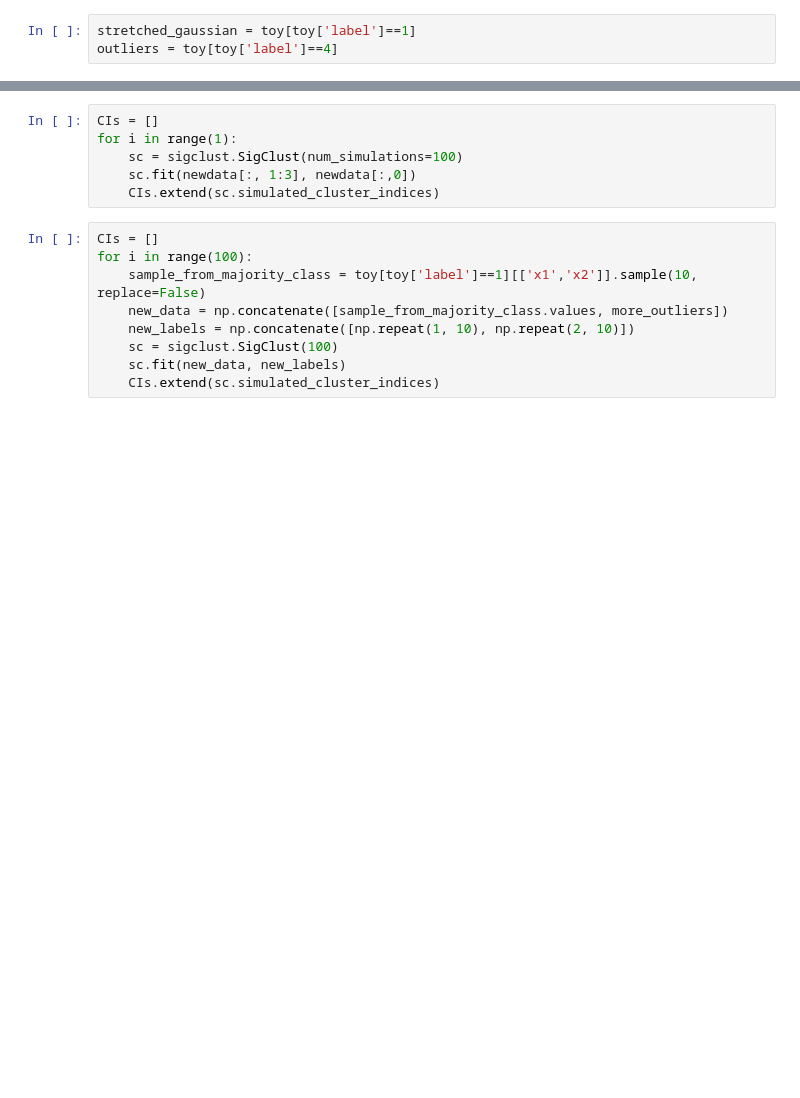
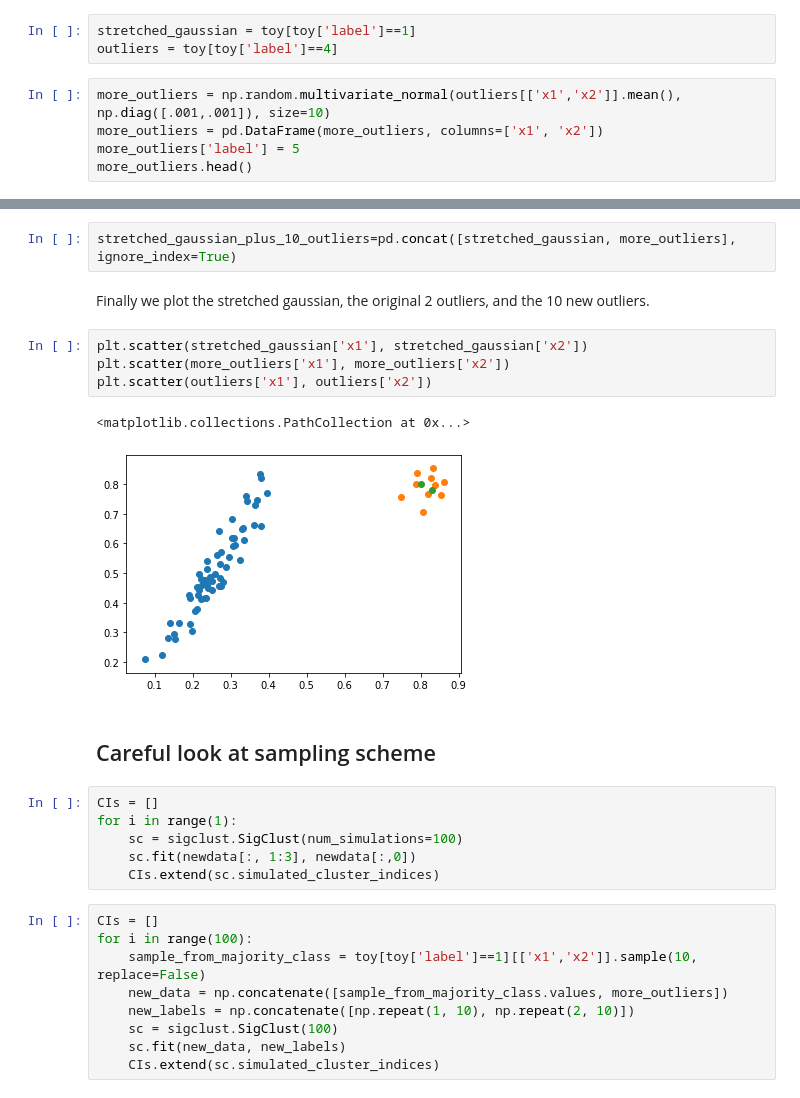
Before and after one commit to thomaskeefe/sigclust, a Jupyter notebook: SamplingSigClust.ipynb, the cells around one changed output, grey strips where cells are left out. Cells and saved outputs as stored; diff of their text form; blank space fills up the shorter version.

```diff
--- a/SamplingSigClust.ipynb
+++ b/SamplingSigClust.ipynb
@@ -74,3 +73,8 @@ plt.scatter(sim_matrix2[:, 0], sim_matrix2[:, 1])
 # %%
 stretched_gaussian = toy[toy['label']==1]
 outliers = toy[toy['label']==4]
+# %%
+more_outliers = np.random.multivariate_normal(outliers[['x1','x2']].mean(), np.diag([.001,.001]), size=10)
+more_outliers = pd.DataFrame(more_outliers, columns=['x1', 'x2'])
+more_outliers['label'] = 5
+more_outliers.head()
@@ -77,3 +88,16 @@ outliers = toy[toy['label']==4]
+# %%
+stretched_gaussian_plus_10_outliers=pd.concat([stretched_gaussian, more_outliers], ignore_index=True)
+# %% [markdown]
+Finally we plot the stretched gaussian, the original 2 outliers, and the 10 new outliers.
+# %%
+plt.scatter(stretched_gaussian['x1'], stretched_gaussian['x2'])
+plt.scatter(more_outliers['x1'], more_outliers['x2'])
+plt.scatter(outliers['x1'], outliers['x2'])
+# %% [output]
+<matplotlib.collections.PathCollection at 0x...>
+[figure, added]
+# %% [markdown]
+## Careful look at sampling scheme
 # %%
 CIs = []
 for i in range(1):
```
Also changed, not shown: parts of 37 cells of this notebook.
